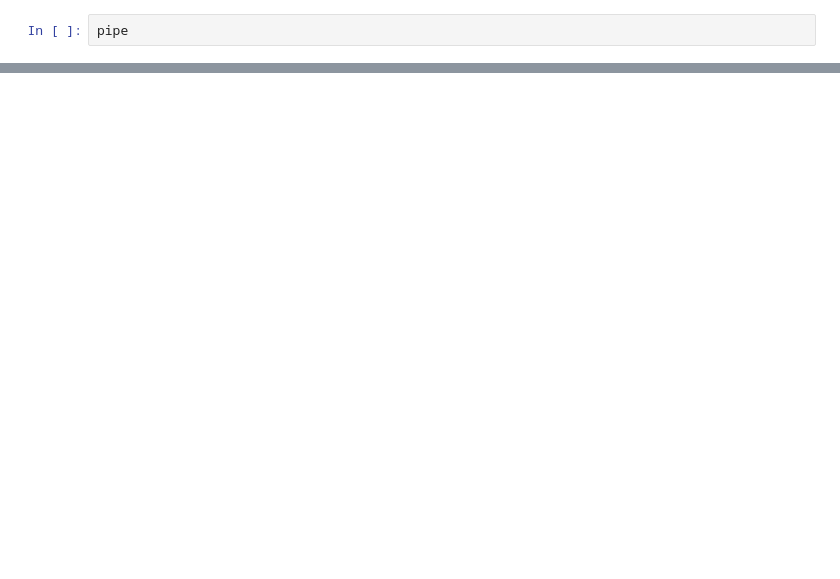
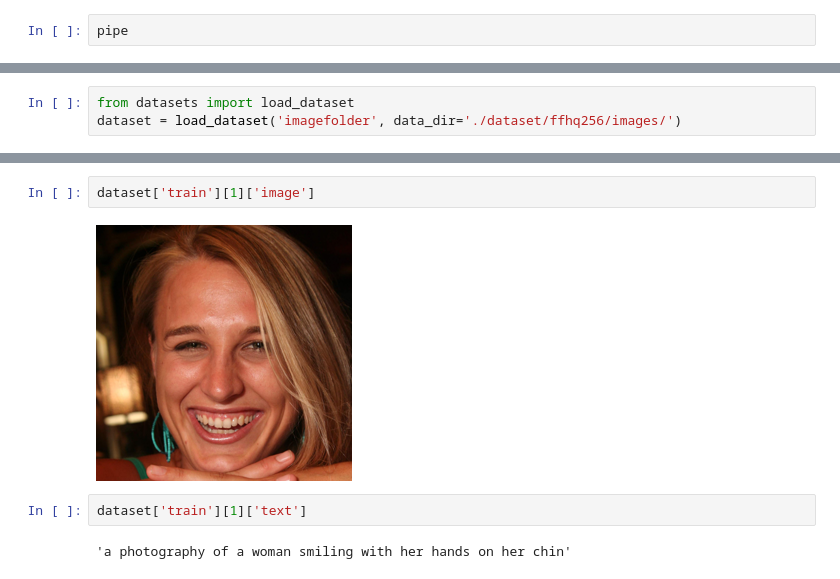
Before and after one commit to XinyuanWangCS/local-refine-diffuser, a Jupyter notebook: sd_experiment.ipynb, the cells around one changed output, grey strips where cells are left out. Drawn from its saved outputs; the diff is of its cells as text; blank space fills up the shorter version.

```diff
--- a/sd_experiment.ipynb
+++ b/sd_experiment.ipynb
@@ -36,0 +58,3 @@ from datasets import ImageF
+# %%
+from datasets import load_dataset
+dataset = load_dataset('imagefolder', data_dir='./dataset/ffhq256/images/')
@@ -36,0 +73,8 @@ from datasets import ImageF
+# %%
+dataset['train'][1]['image']
+# %% [output]
+[figure, added]
+# %%
+dataset['train'][1]['text']
+# %% [output]
+'a photography of a woman smiling with her hands on her chin'
```
Also changed, not shown: parts of 12 cells of this notebook, 5 other files.
